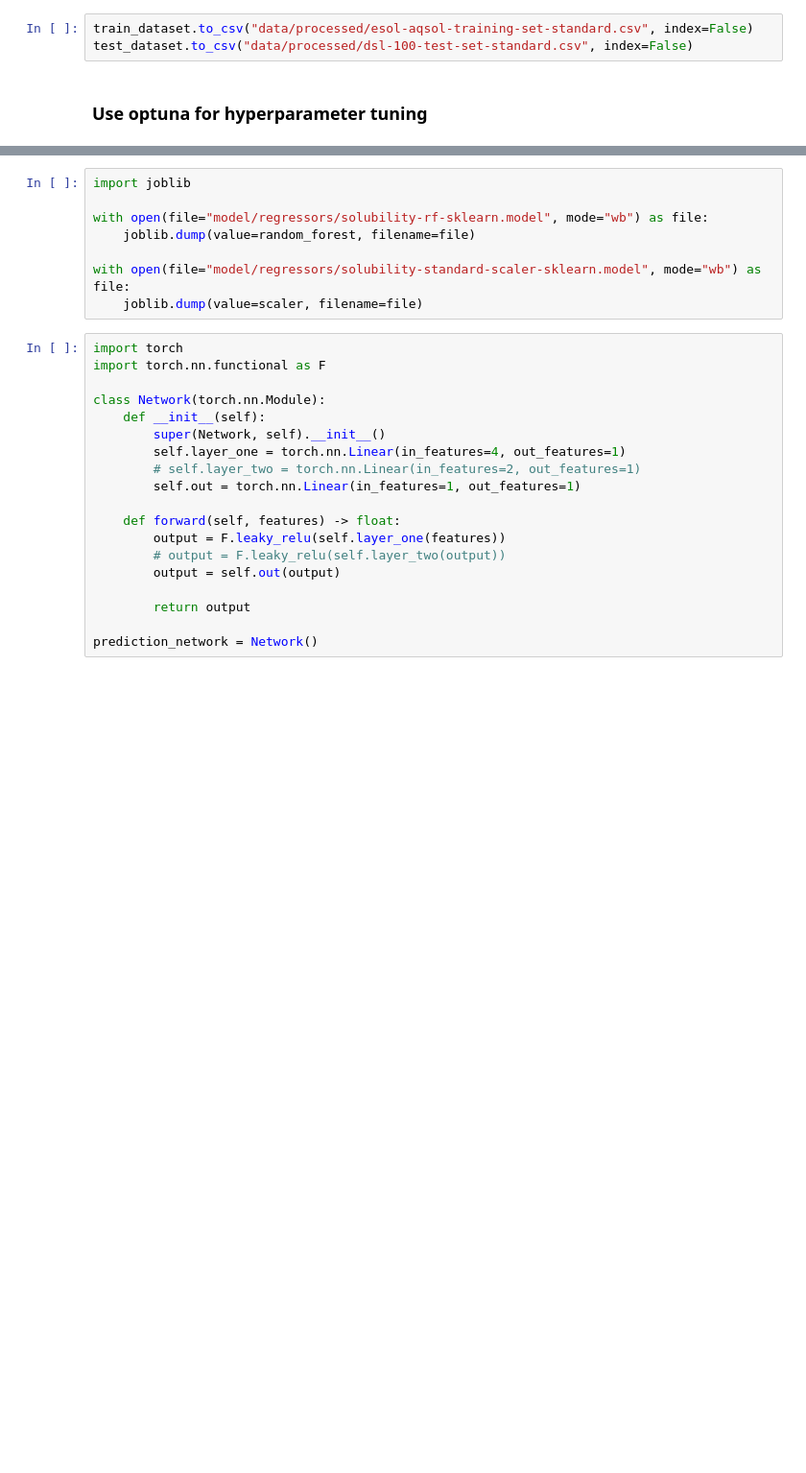
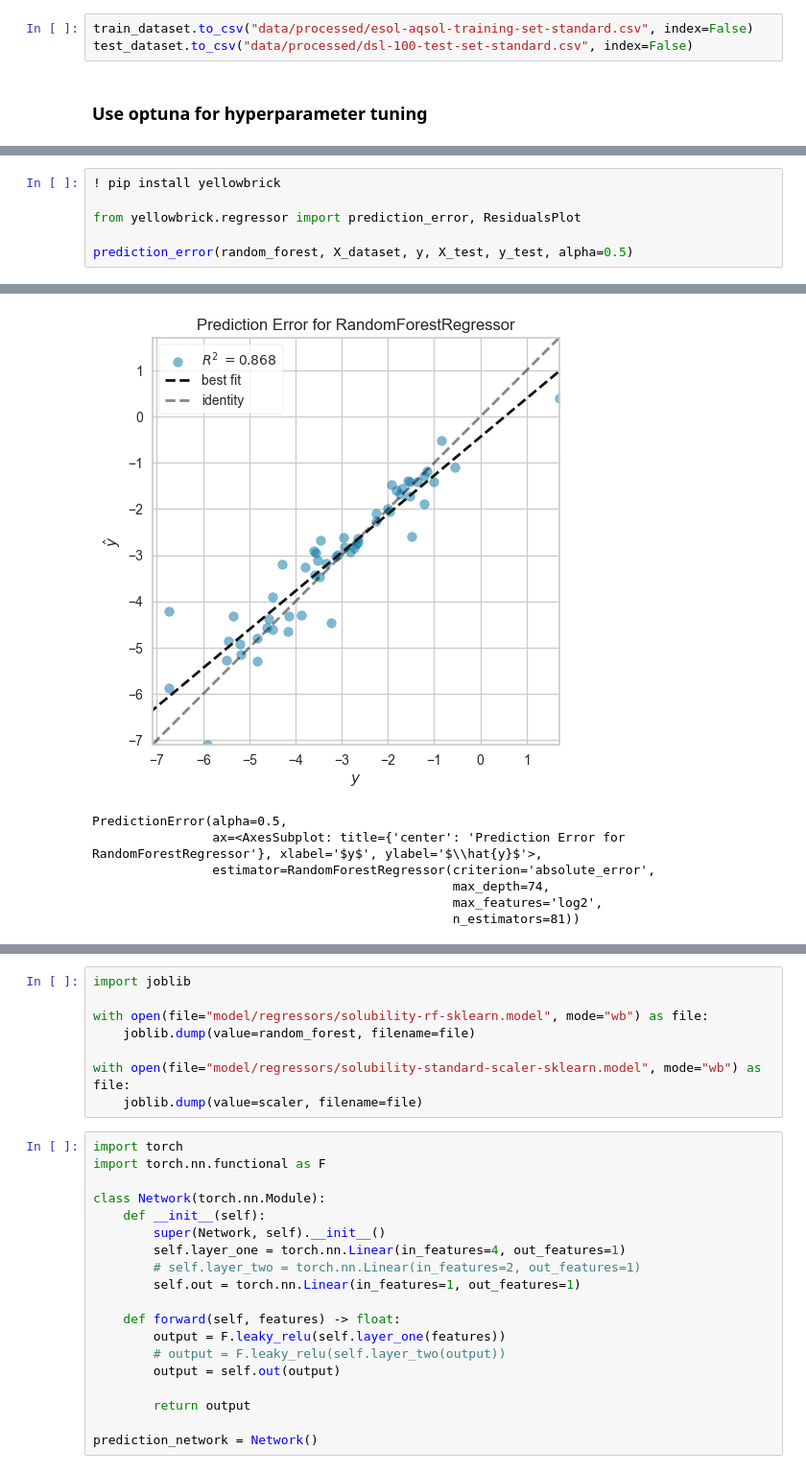
Before and after one commit to poloarol/small-molecules, a Jupyter notebook: solubility-feature-engineering.ipynb, the cells around one changed output, grey strips where cells are left out. Shown at 96% size. Saved outputs shown, nothing was run; the diff lists cells and outputs as text; blank space fills up the shorter version.

```diff
--- a/solubility-feature-engineering.ipynb
+++ b/solubility-feature-engineering.ipynb
@@ -495,0 +505,7 @@ plt.show()
+# %%
+! pip install yellowbrick
+
+from yellowbrick.regressor import prediction_error, ResidualsPlot
+
+prediction_error(random_forest, X_dataset, y, X_test, y_test, alpha=0.5)
+# %% [output]
@@ -495,0 +532,7 @@ plt.show()
+[figure, added]
+PredictionError(alpha=0.5,
+                ax=<AxesSubplot: title={'center': 'Prediction Error for RandomForestRegressor'}, xlabel='$y$', ylabel='$\\hat{y}$'>,
+                estimator=RandomForestRegressor(criterion='absolute_error',
+                                                max_depth=74,
+                                                max_features='log2',
+                                                n_estimators=81))
```
Also changed, not shown: parts of 18 cells of this notebook, 2 other files.
